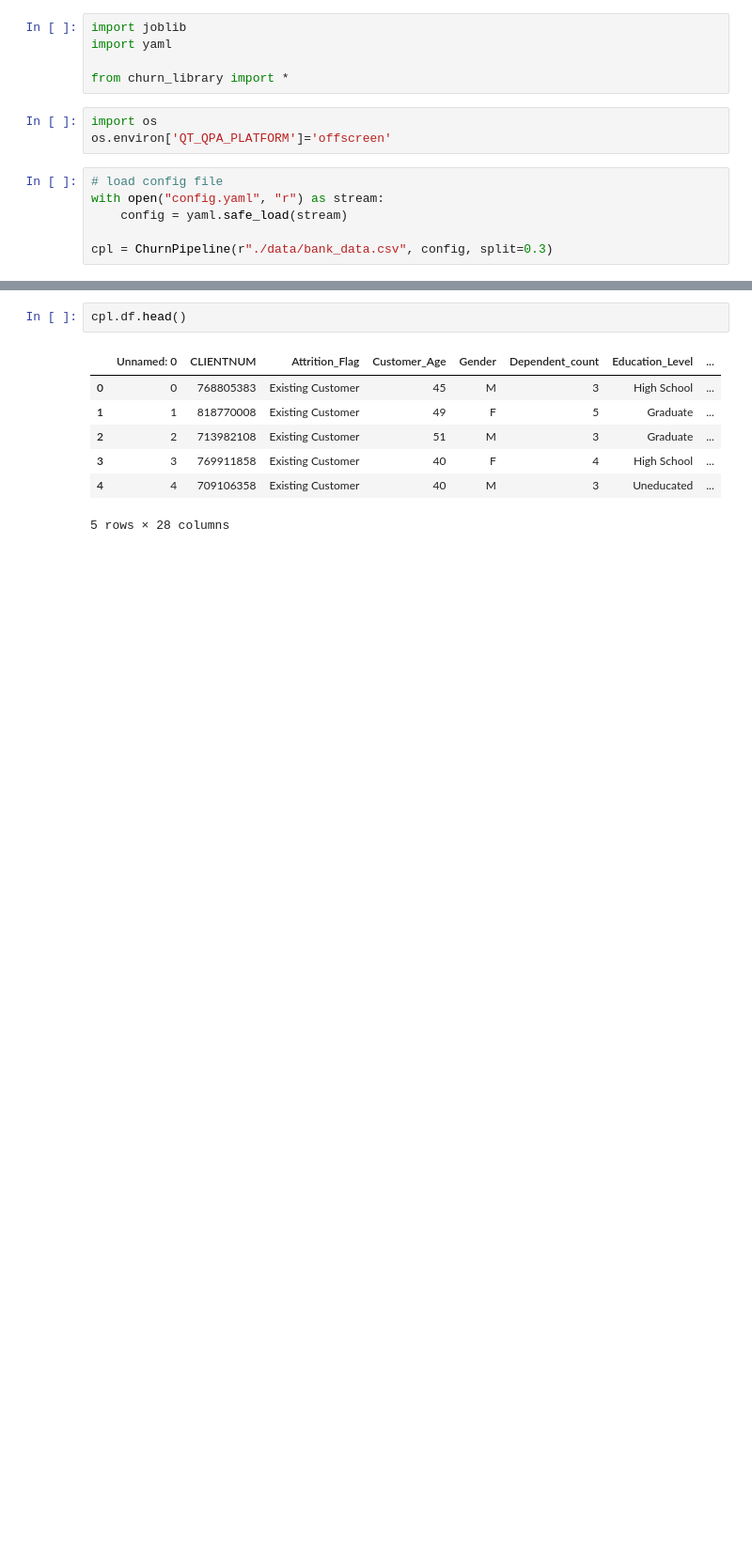
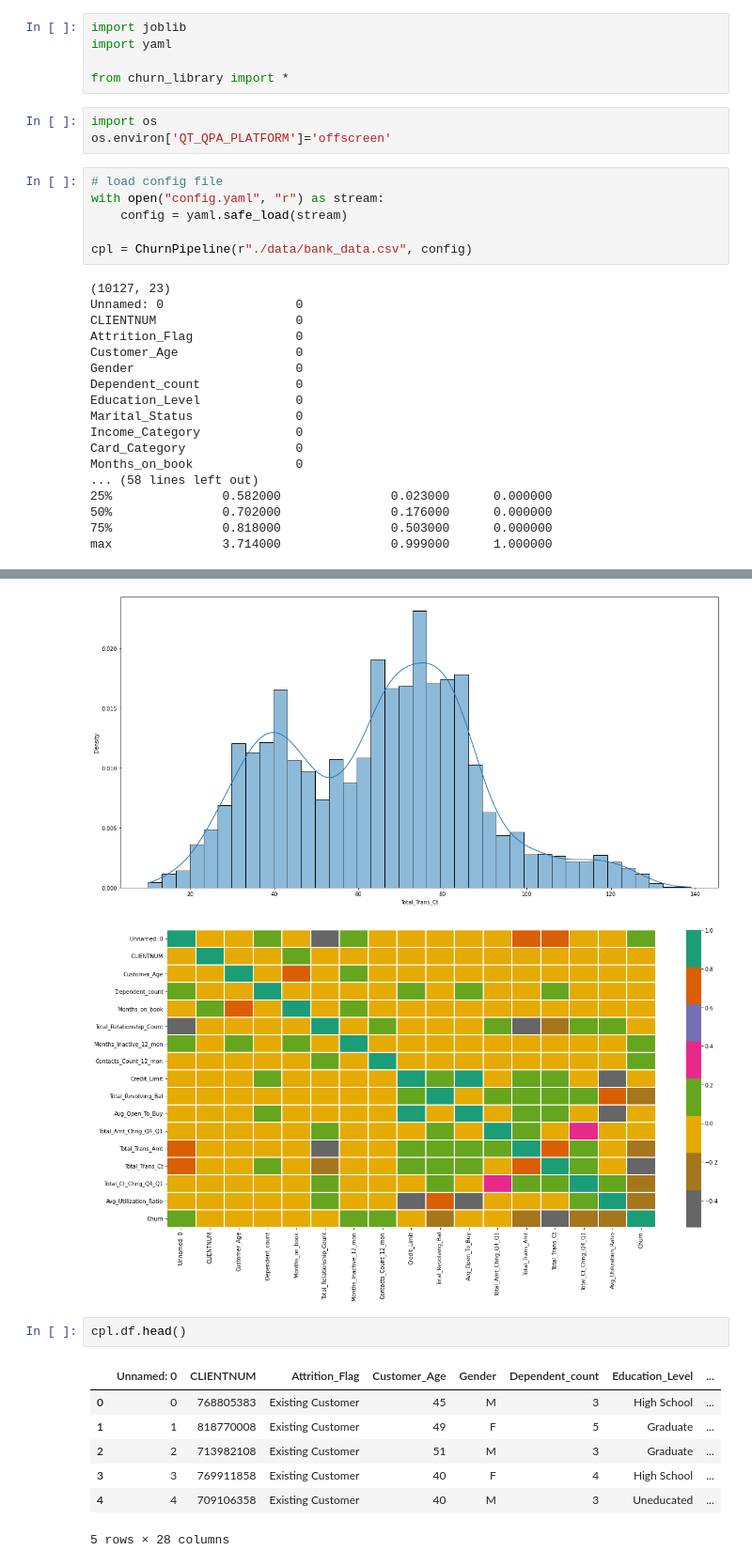
Before and after one commit to PaoloFantine/CustomerChurn_Udacity, a Jupyter notebook: churn_notebook.ipynb, the cells around one changed output, grey strips where cells are left out. Shown: that part at 94% size. Cells and saved outputs as stored; diff of their text form; blank space fills up the shorter version.

```diff
--- a/churn_notebook.ipynb
+++ b/churn_notebook.ipynb
@@ -31,4 +11,22 @@ os.environ['QT_QPA_PLATFORM']='offscreen'
 with open("config.yaml", "r") as stream:
     config = yaml.safe_load(stream)
 
-cpl = ChurnPipeline(r"./data/bank_data.csv", config, split=0.3)
+cpl = ChurnPipeline(r"./data/bank_data.csv", config)
+# %% [output]
+(10127, 23)
+Unnamed: 0                  0
+CLIENTNUM                   0
+Attrition_Flag              0
+Customer_Age                0
+Gender                      0
+Dependent_count             0
+Education_Level             0
+Marital_Status              0
+Income_Category             0
+Card_Category               0
+Months_on_book              0
+... (58 lines left out)
+25%               0.582000               0.023000      0.000000
+50%               0.702000               0.176000      0.000000
+75%               0.818000               0.503000      0.000000
+max               3.714000               0.999000      1.000000
@@ -35,3 +36,5 @@ cpl = ChurnPipeline(r"./data/bank_data.csv", config, split=0.3)
+[figure, added]
+[figure, added]
 # %%
 cpl.df.head()
 # %% [output]
```
Also changed, not shown: parts of 10 cells of this notebook, 13 other files.
